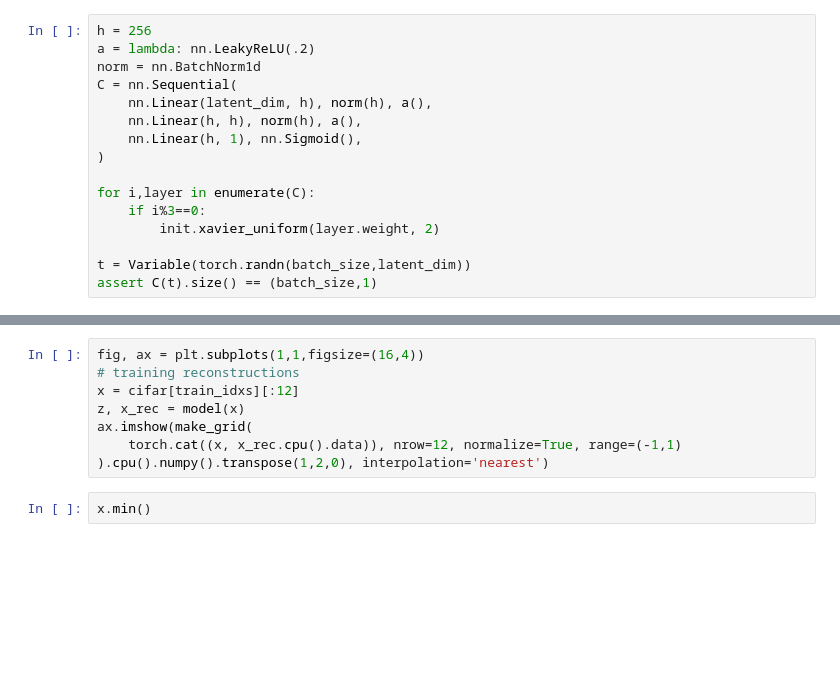
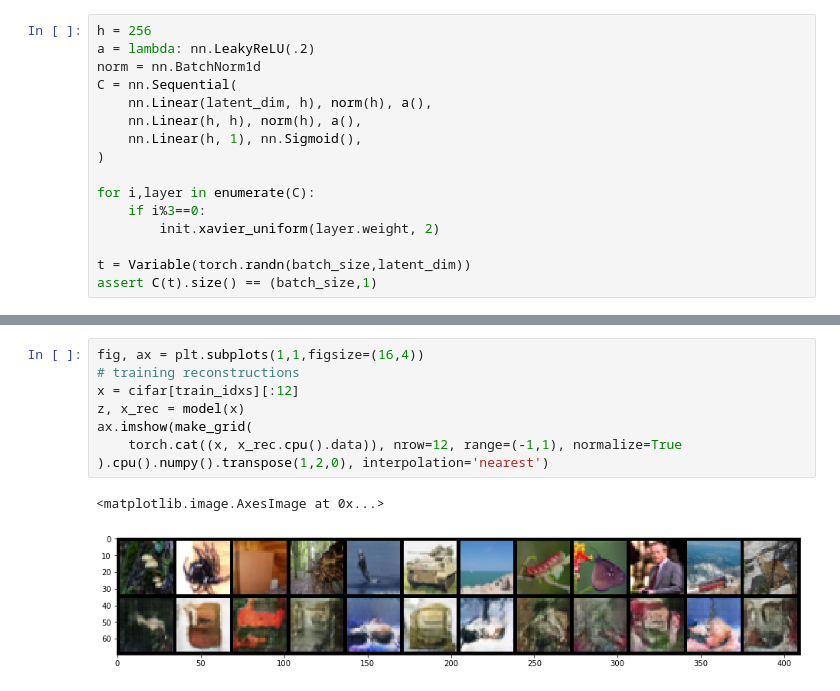
Before and after one commit to victor-shepardson/alpha-GAN, a Jupyter notebook: alphagan/examples/CIFAR.ipynb, the cells around one changed output, grey strips where cells are left out. Cells and saved outputs as stored; diff of their text form; blank space fills up the shorter version.

```diff
--- a/alphagan/examples/CIFAR.ipynb
+++ b/alphagan/examples/CIFAR.ipynb
@@ -245,13 +269,14 @@ ax.imshow(make_grid(x.data, normalize=True, range=(-1,1)).cpu().numpy().transpos
 # %%
 fig, ax = plt.subplots(1,1,figsize=(16,4))
 # training reconstructions
 x = cifar[train_idxs][:12]
 z, x_rec = model(x)
 ax.imshow(make_grid(
-    torch.cat((x, x_rec.cpu().data)), nrow=12, normalize=True, range=(-1,1)
+    torch.cat((x, x_rec.cpu().data)), nrow=12, range=(-1,1), normalize=True
 ).cpu().numpy().transpose(1,2,0), interpolation='nearest')
+# %% [output]
+<matplotlib.image.AxesImage at 0x...>
+[figure, added]
-# %%
-x.min()
 # %%
 fig, ax = plt.subplots(1,1,figsize=(16,4))
 # test reconstructions
```
Also changed, not shown: parts of 17 cells of this notebook, 2 other files.
